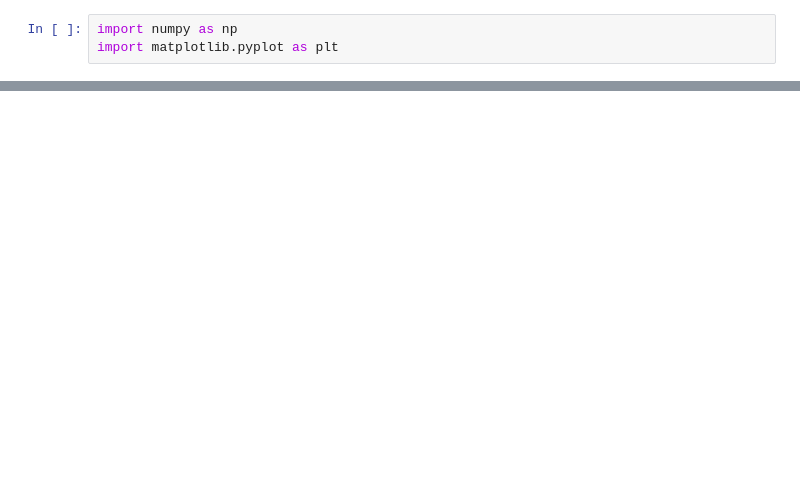
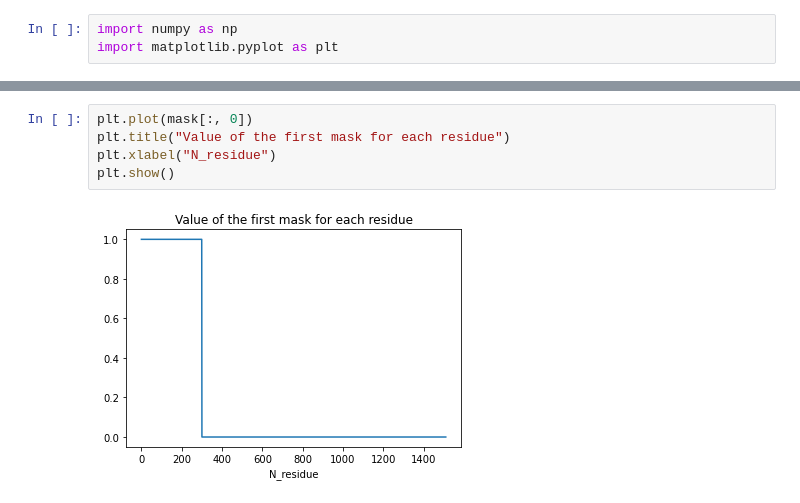
Before and after one commit to Gabriel-Ducrocq/segmentationCryoEM, a Jupyter notebook: Untitled.ipynb, the cells around one changed output, grey strips where cells are left out. Drawn from its saved outputs; the diff is of its cells as text; blank space fills up the shorter version.

```diff
--- a/Untitled.ipynb
+++ b/Untitled.ipynb
@@ -77,0 +39,7 @@ plt.plot(losses_test[:])
+# %%
+plt.plot(mask[:, 0])
+plt.title("Value of the first mask for each residue")
+plt.xlabel("N_residue")
+plt.show()
+# %% [output]
+[figure, added]
```
Also changed, not shown: parts of 52 cells of this notebook, 11 other files.
